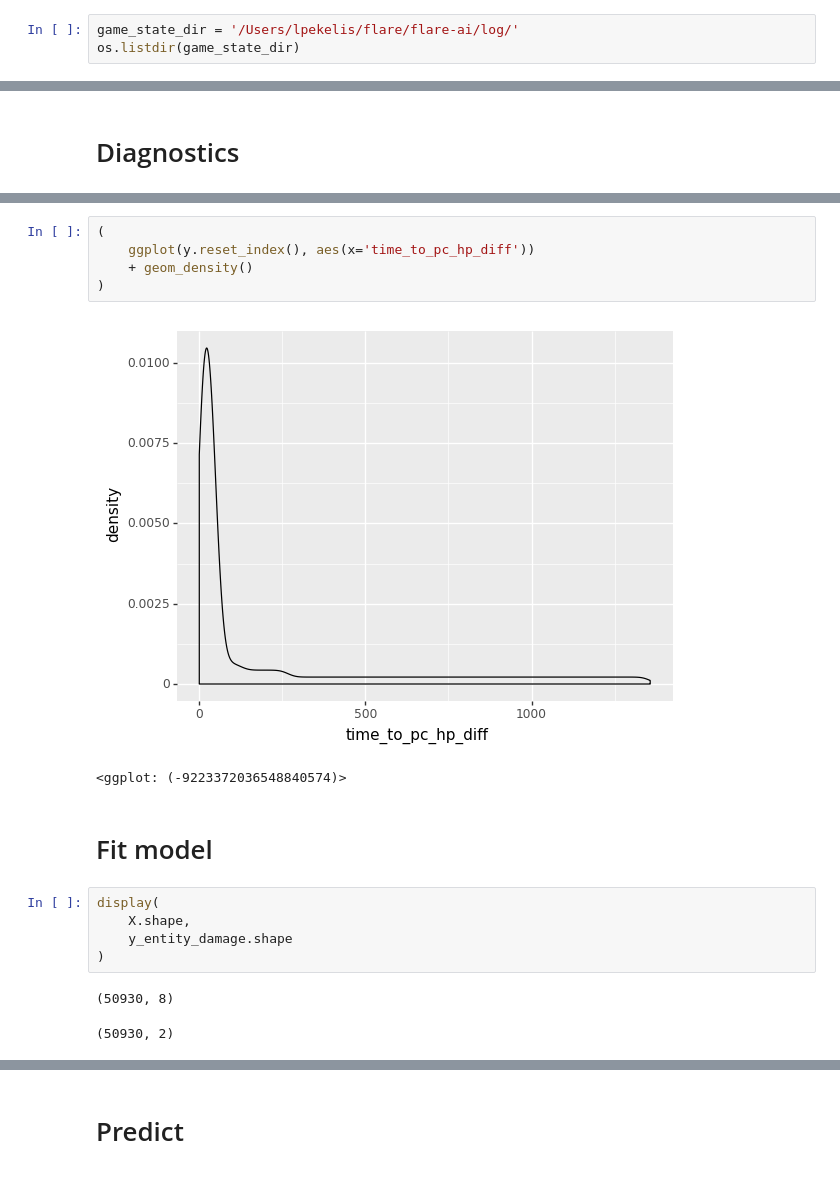
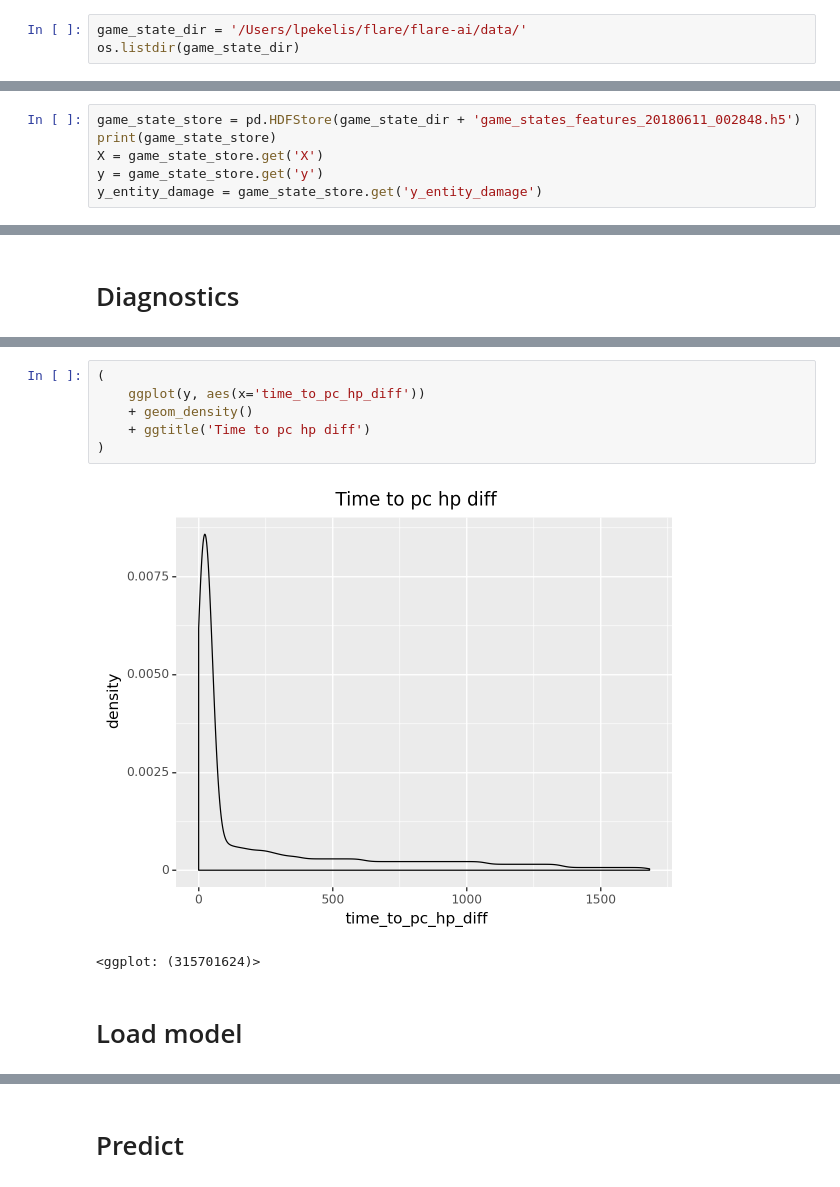
Before and after one commit to lpekelis/flare-ai, a Jupyter notebook: Median time to damage model.ipynb, the cells around one changed output, grey strips where cells are left out. Cells and saved outputs as stored; diff of their text form.

```diff
--- a/Median time to damage model.ipynb
+++ b/Median time to damage model.ipynb
@@ -23,4 +35,4 @@ Use the retry module or similar alternatives.
 # %%
-game_state_dir = '/Users/lpekelis/flare/flare-ai/log/'
+game_state_dir = '/Users/lpekelis/flare/flare-ai/data/'
 os.listdir(game_state_dir)
 # %% [output]
@@ -342,0 +40,6 @@ y_entity_damage = y.assign(
+# %%
+game_state_store = pd.HDFStore(game_state_dir + 'game_states_features_20180611_002848.h5')
+print(game_state_store)
+X = game_state_store.get('X')
+y = game_state_store.get('y')
+y_entity_damage = game_state_store.get('y_entity_damage')
@@ -395,20 +69,13 @@ plot_state(data[0], [collision_layer], ['black'])
 # %%
 (
-    ggplot(y.reset_index(), aes(x='time_to_pc_hp_diff'))
+    ggplot(y, aes(x='time_to_pc_hp_diff'))
     + geom_density()
+    + ggtitle('Time to pc hp diff')
 )
 # %% [output]
-[figure, old version]
+[figure, new version]
-<ggplot: (-9223372036548840574)>
+<ggplot: (315701624)>
 # %% [markdown]
-# Fit model
+# Load model
-# %%
-display(
-    X.shape,
-    y_entity_damage.shape
-)
-# %% [output]
-(50930, 8)
-(50930, 2)
 # %%
 # Build neural network
```
Also changed, not shown: parts of 39 cells of this notebook.
